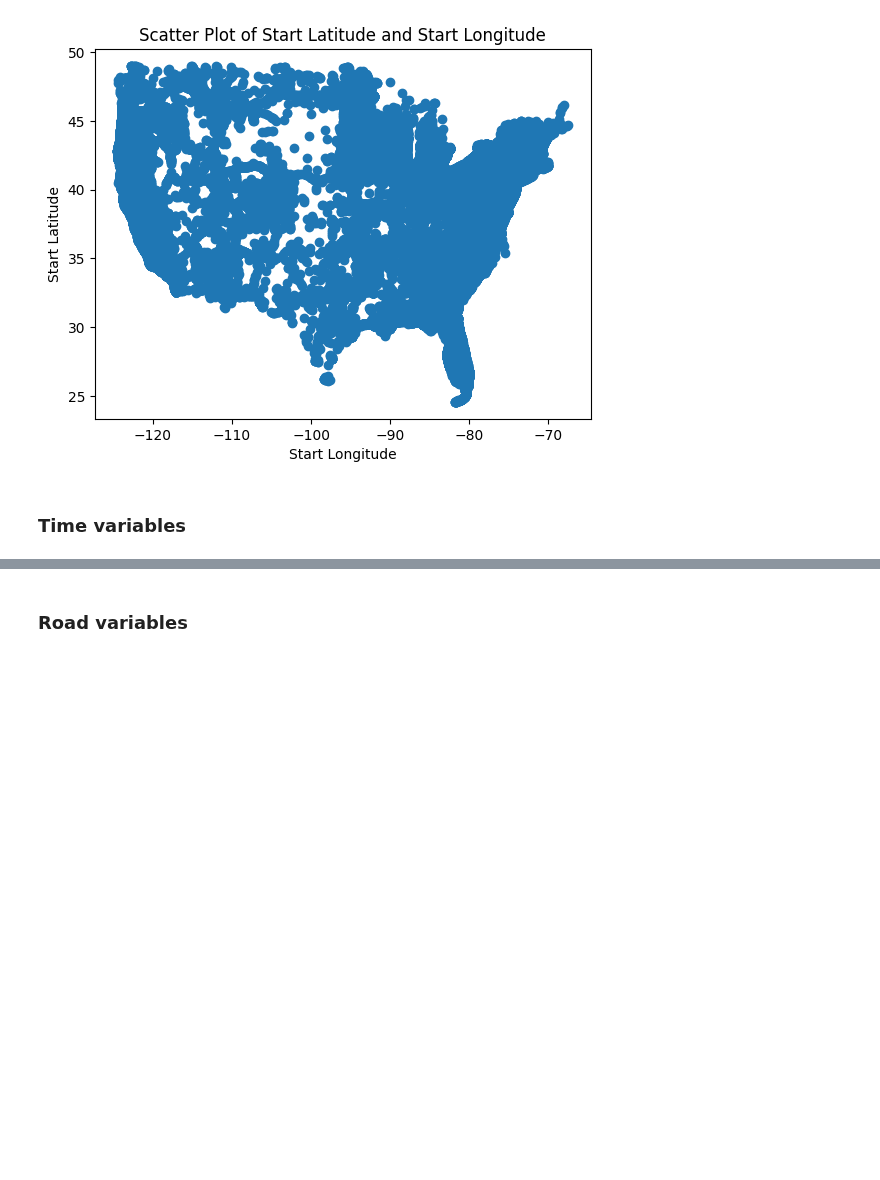
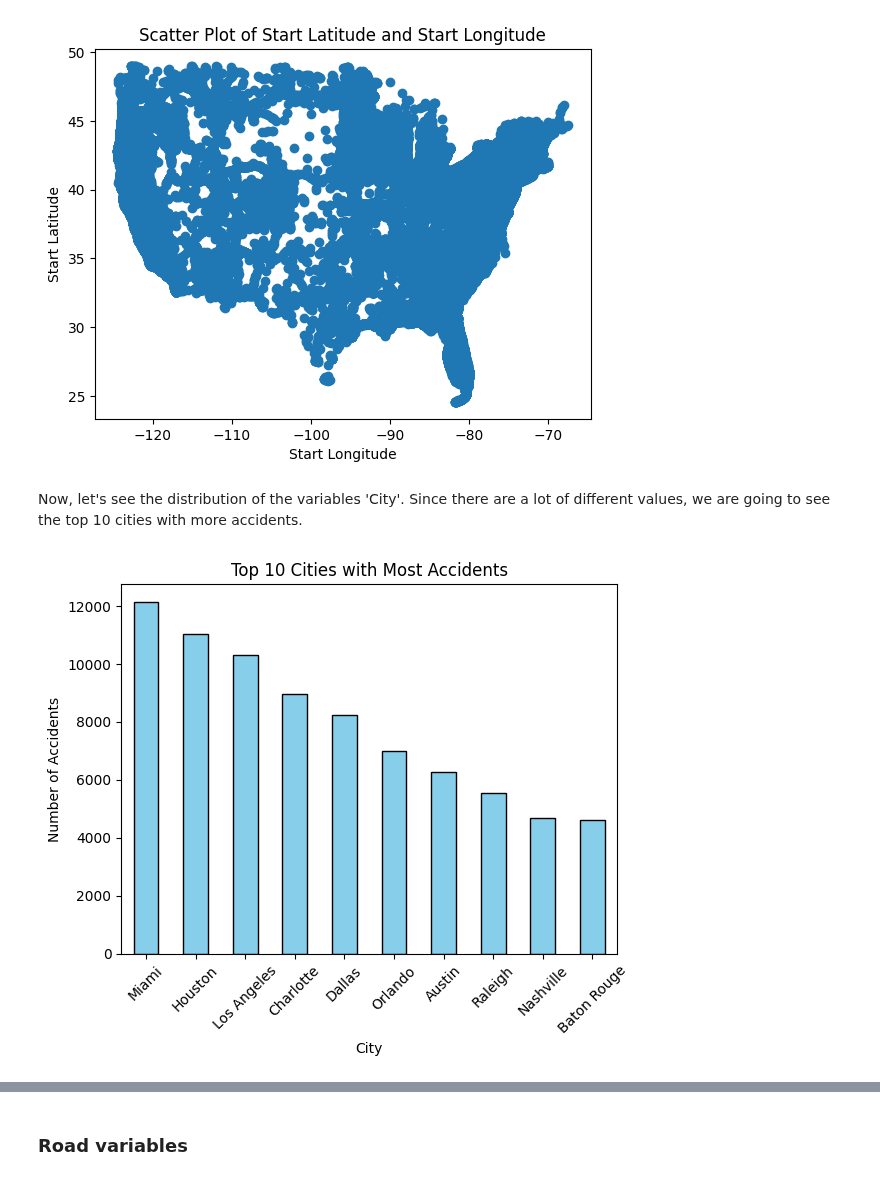
Before and after one commit to pol-resina/US-Accidents, a Jupyter notebook: notebooks/data_exploration.ipynb, the cells around one changed output, grey strips where cells are left out. Drawn from its saved outputs; the diff is of its cells as text; code cells hidden in the pictures; blank space fills up the shorter version.

Commit message:
finalisation data exploration

```diff
--- a/notebooks/data_exploration.ipynb
+++ b/notebooks/data_exploration.ipynb
@@ -88,5 +115,16 @@ plt.title('Scatter Plot of Start Latitude and Start Longitude')
 plt.show()
 # %% [output]
 [figure]
-# %% [markdown]
-### Time variables
+# %% [markdown]
+Now, let's see the distribution of the variables 'City'. Since there are a lot of different values, we are going to see the top 10 cities with more accidents.
+# %%
+top_10_cities = data['City'].value_counts().nlargest(10)
+top_10_cities.plot(kind='bar', color='skyblue', edgecolor='black')
+
+plt.title('Top 10 Cities with Most Accidents')
+plt.xlabel('City')
+plt.ylabel('Number of Accidents')
+plt.xticks(rotation=45)
+plt.show()
+# %% [output]
+[figure, added]
```
Also changed, not shown: parts of 27 cells of this notebook.
